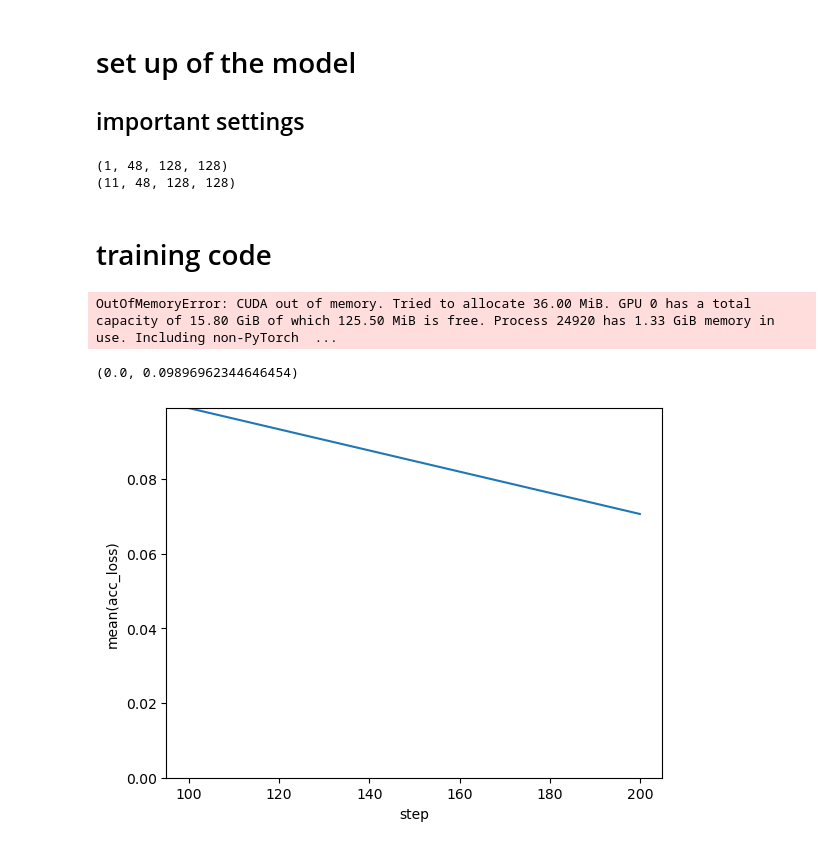
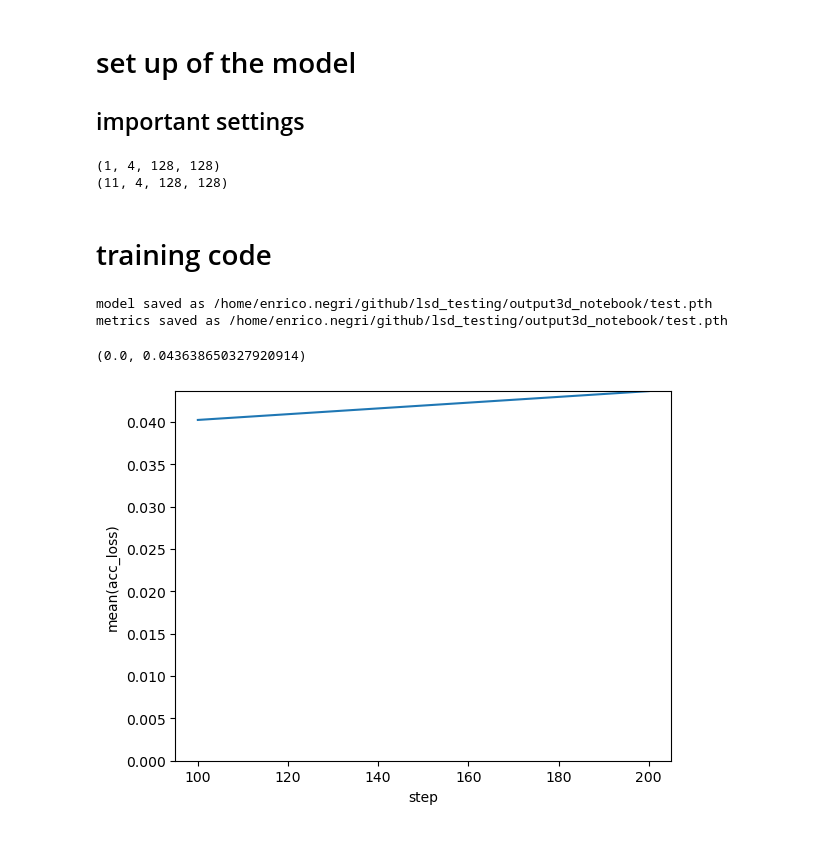
Before and after one commit to enricoenne/lsd_testing, a Jupyter notebook: MINE/LSD_single_model_3D.ipynb, the cells around one changed output. Cells and saved outputs as stored; diff of their text form; code cells hidden in the pictures.

```diff
--- a/MINE/LSD_single_model_3D.ipynb
+++ b/MINE/LSD_single_model_3D.ipynb
@@ -106,7 +108,7 @@ class CellDataset(Dataset):
 
         lsds = local_shape_descriptor.get_local_shape_descriptors(
                 segmentation=labels,
-                sigma=(5,)*3,
+                sigma=(15,)*3,
                 voxel_size=(1,)*3)
 
         return lsds.astype(np.float32)
@@ -677,7 +679,7 @@ loss_fn = torch.nn.MSELoss().to(device)
 # %%
 
 crop_size = 128
-training_steps = 200
+training_steps = 5000
 
 # set optimizer
 learning_rate = 1e-4
@@ -715,8 +717,8 @@ input, output = next(iter(train_dataset))
 print(input.shape)
 print(output.shape)
 # %% [output]
-(1, 48, 128, 128)
-(11, 48, 128, 128)
+(1, 4, 128, 128)
+(11, 4, 128, 128)
 # %% [markdown]
 # training code
 # %%
@@ -788,22 +790,33 @@ with tqdm(total=training_steps) as pbar:
                 new_row = {'step': step, 'loss': np.mean(acc_loss)}
                 metrics.loc[len(metrics)] = new_row
                 metrics = metrics.reset_index(drop=True)
-                print(np.mean(acc_loss))
-# %% [output]
-OutOfMemoryError: CUDA out of memory. Tried to allocate 36.00 MiB. GPU 0 has a total capacity of 15.80 GiB of which 125.50 MiB is free. Process 24920 has 1.33 GiB memory in use. Including non-PyTorch  ...
 # %%
-if os.path.exists('output') == False:
-    os.makedirs('output')
+otuput_folder = '/home/enrico.negri/github/lsd_testing/output3d_notebook/'
+model_name = 'test'
 
-metrics.to_csv('output/' + input_type + '->' + output_type + '.csv', index=False)
+
+if os.path.exists(otuput_folder) == False:
+    os.makedirs(otuput_folder)
+
+
+
+torch.save(model.state_dict(), otuput_folder + model_name + '.pth')
+print('model saved as ' + otuput_folder + model_name + '.pth')
+
+metrics.to_csv(otuput_folder + model_name + '.csv', index=False)
+print('metrics saved as ' + otuput_folder + model_name + '.pth')
+
+
 
 plt.plot(metrics['step'], metrics['loss'])
 plt.xlabel('step')
 plt.ylabel('mean(acc_loss)')
 plt.ylim([0, np.max(metrics['loss'])])
 # %% [output]
-(0.0, 0.09896962344646454)
+model saved as /home/enrico.negri/github/lsd_testing/output3d_notebook/test.pth
+metrics saved as /home/enrico.negri/github/lsd_testing/output3d_notebook/test.pth
+(0.0, 0.043638650327920914)
-[figure, old version]
+[figure, new version]
 # %%
 model.eval()
 
```
Also changed, not shown: parts of 3 cells of this notebook, 12 other files.
